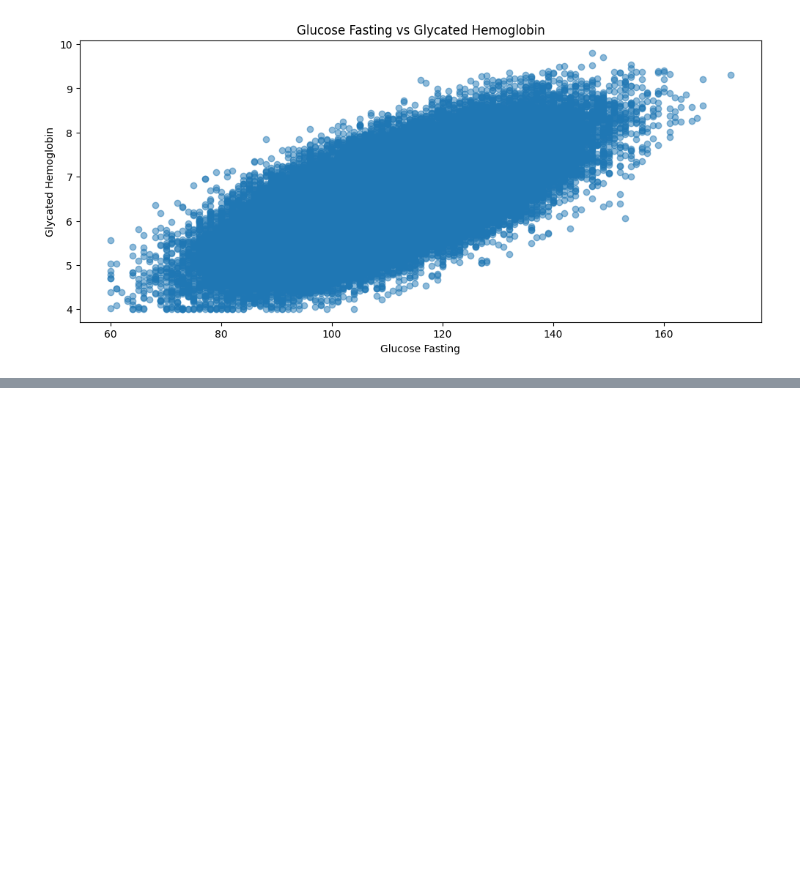
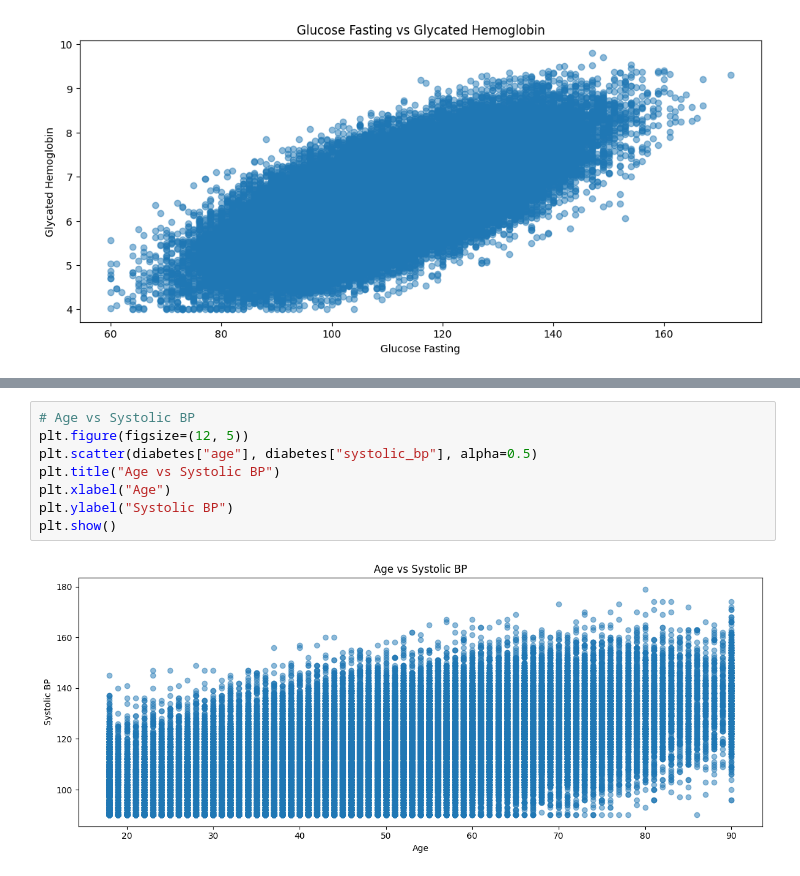
Before and after one commit to tpsilva22/teabetes, a Jupyter notebook: notebooks/correlations.ipynb, the cells around one changed output, grey strips where cells are left out. Drawn from its saved outputs; the diff is of its cells as text; blank space fills up the shorter version.

```diff
--- a/notebooks/correlations.ipynb
+++ b/notebooks/correlations.ipynb
@@ -189,0 +201,10 @@ plt.show()
+# %%
+# Age vs Systolic BP
+plt.figure(figsize=(12, 5))
+plt.scatter(diabetes["age"], diabetes["systolic_bp"], alpha=0.5)
+plt.title("Age vs Systolic BP")
+plt.xlabel("Age")
+plt.ylabel("Systolic BP")
+plt.show()
+# %% [output]
+[figure, added]
```
Also changed, not shown: parts of 6 cells of this notebook.
